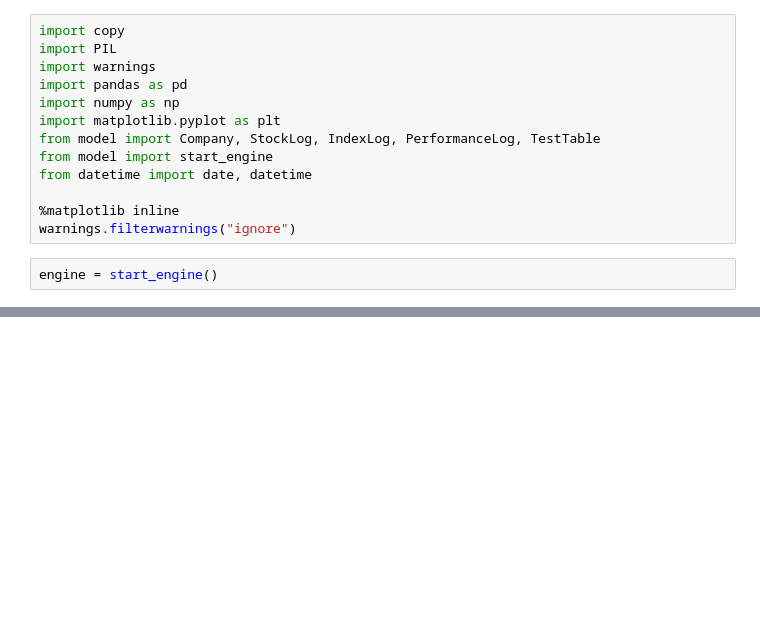
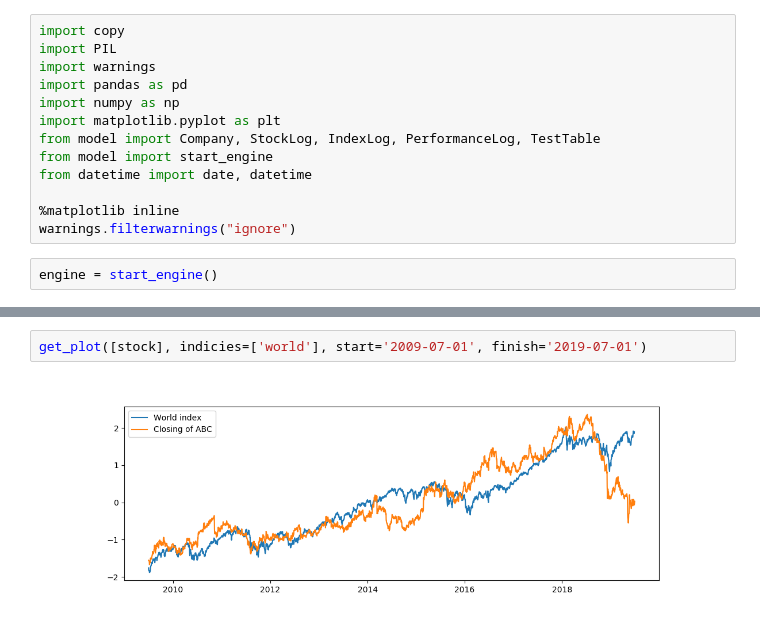
Before and after one commit to natashajenny/StockIt, a Jupyter notebook: scripts/grapher.ipynb, the cells around one changed output, grey strips where cells are left out. Saved outputs shown, nothing was run; the diff lists cells and outputs as text; blank space fills up the shorter version.

```diff
--- a/scripts/grapher.ipynb
+++ b/scripts/grapher.ipynb
@@ -249,0 +195,4 @@ get_plot(['ABC'], dp_ratio=1, pb_ratio=1, size=(12, 2), start='2018-07-01', fini
+# %%
+get_plot([stock], indicies=['world'], start='2009-07-01', finish='2019-07-01')
+# %% [output]
+[figure, added]
```
Also changed, not shown: parts of 34 cells of this notebook, 4 other files.
